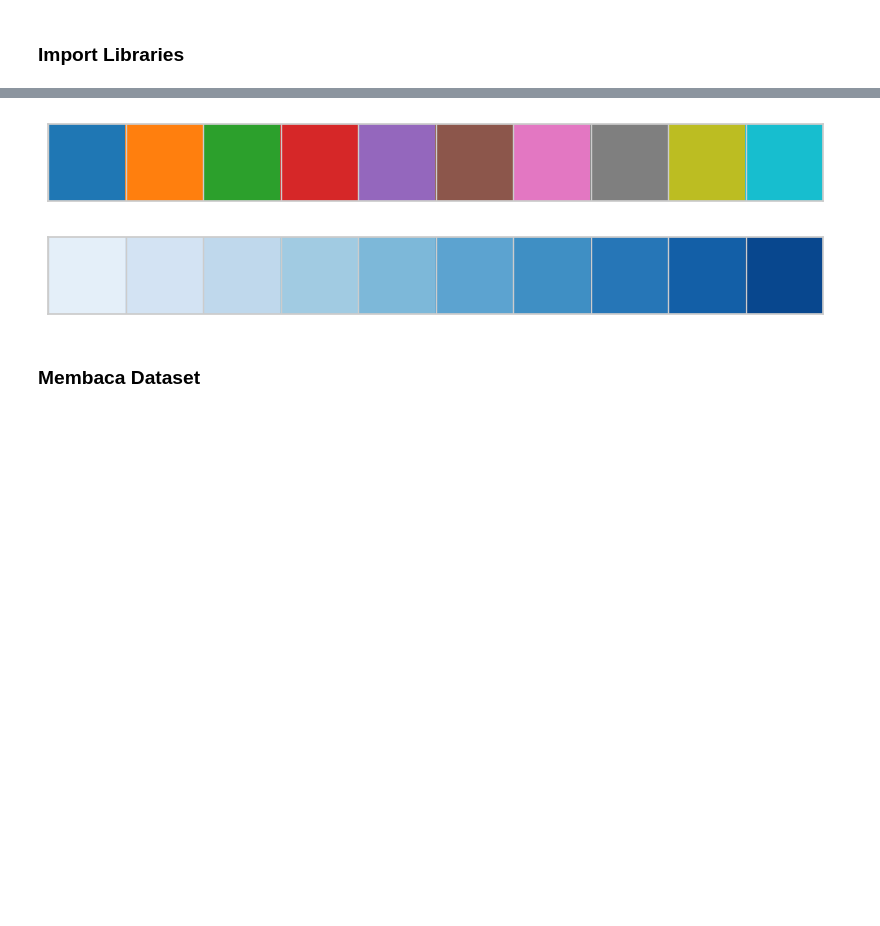
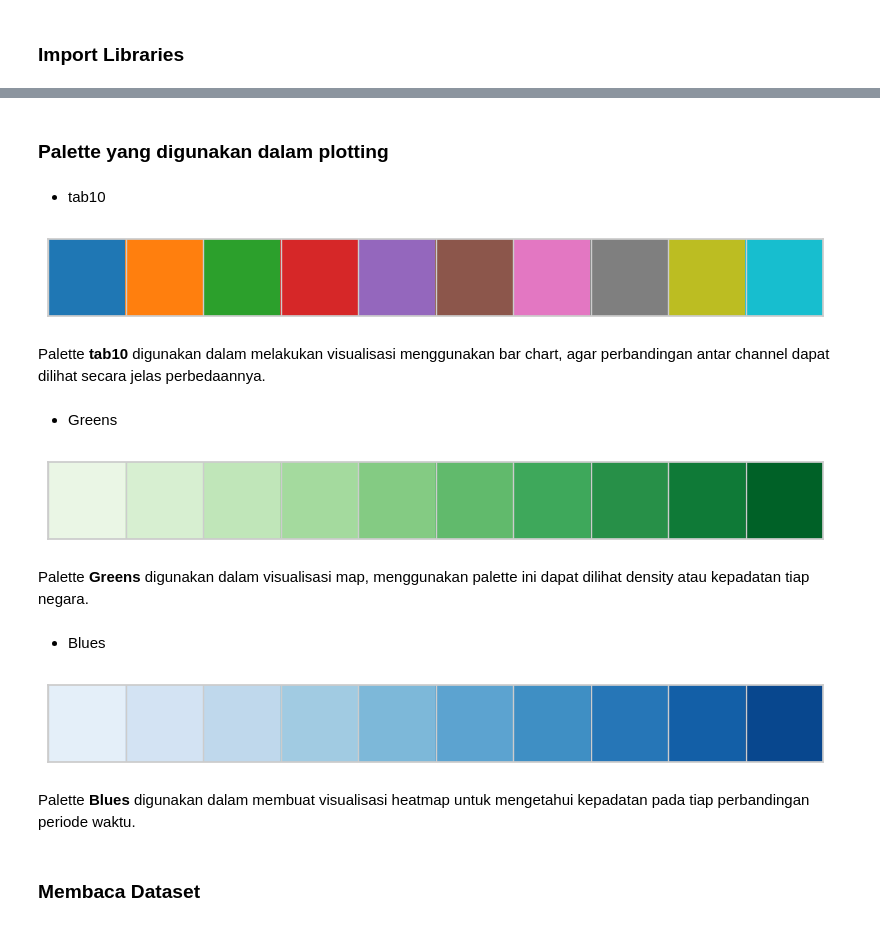
Before and after one commit to GLAZERadr/Data_Science_For_Industry_Task_3, a Jupyter notebook: Data_Exploration.ipynb, the cells around one changed output, grey strips where cells are left out. Cells and saved outputs as stored; diff of their text form; code cells hidden in the pictures; blank space fills up the shorter version.

```diff
--- a/Data_Exploration.ipynb
+++ b/Data_Exploration.ipynb
@@ -10,11 +14,29 @@ sns.set(style="whitegrid")
+# %% [markdown]
+### Palette yang digunakan dalam plotting
+# %% [markdown]
+* tab10
 # %%
 sns.palplot(sns.color_palette('tab10', 10))
 # %% [output]
 [figure]
+# %% [markdown]
+Palette **tab10** digunakan dalam melakukan visualisasi menggunakan bar chart, agar perbandingan antar channel dapat dilihat secara jelas perbedaannya.
+# %% [markdown]
+* Greens
+# %%
+sns.palplot(sns.color_palette('Greens', 10))
+# %% [output]
+[figure, added]
+# %% [markdown]
+Palette **Greens** digunakan dalam visualisasi map, menggunakan palette ini dapat dilihat density atau kepadatan tiap negara.
+# %% [markdown]
+* Blues
 # %%
 sns.palplot(sns.color_palette('Blues', 10))
 # %% [output]
 [figure]
+# %% [markdown]
+Palette **Blues** digunakan dalam membuat visualisasi heatmap untuk mengetahui kepadatan pada tiap perbandingan periode waktu.
 # %% [markdown]
 ### Membaca Dataset
 # %% [markdown]
```
Also changed, not shown: parts of 44 cells of this notebook, 2 other files.
